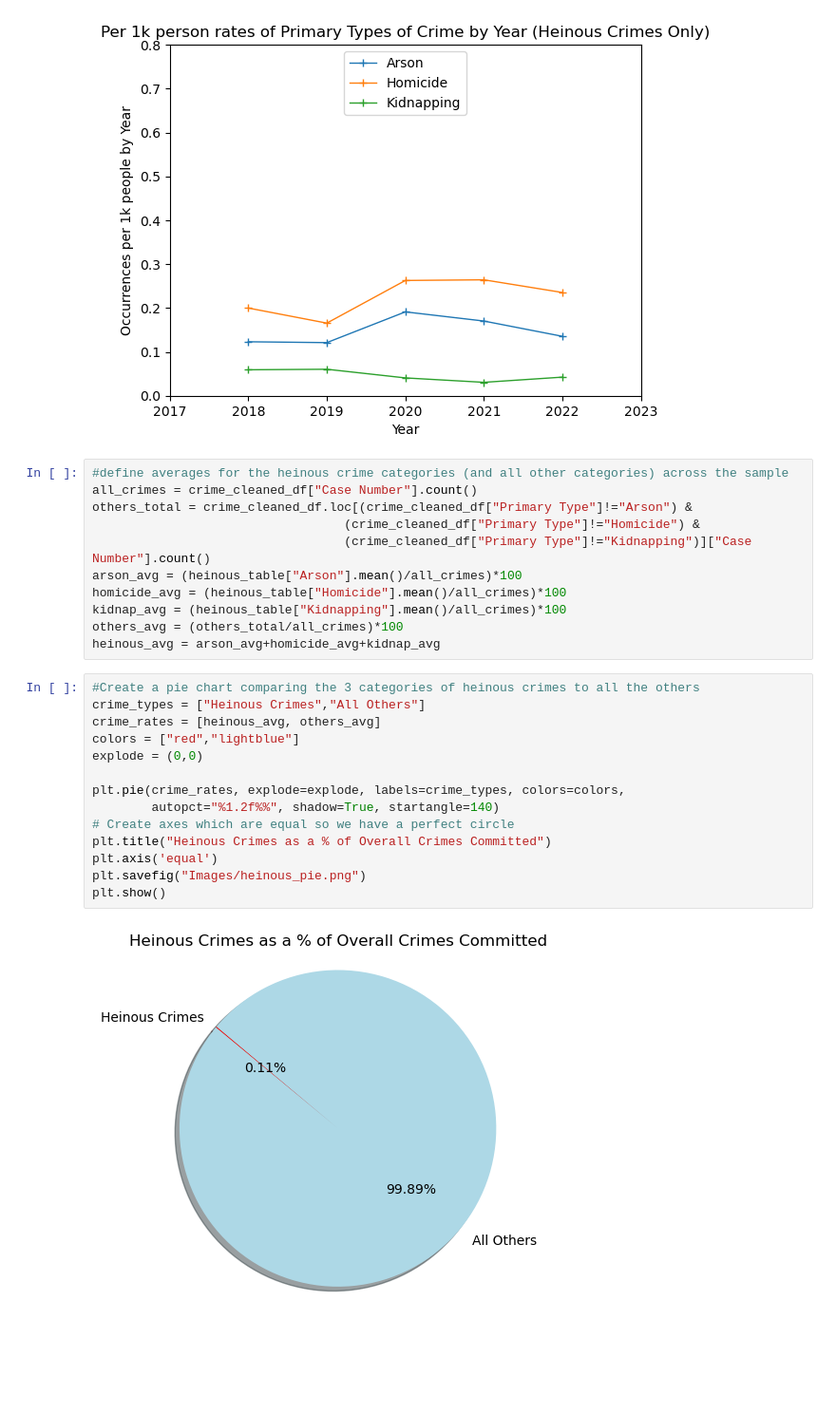
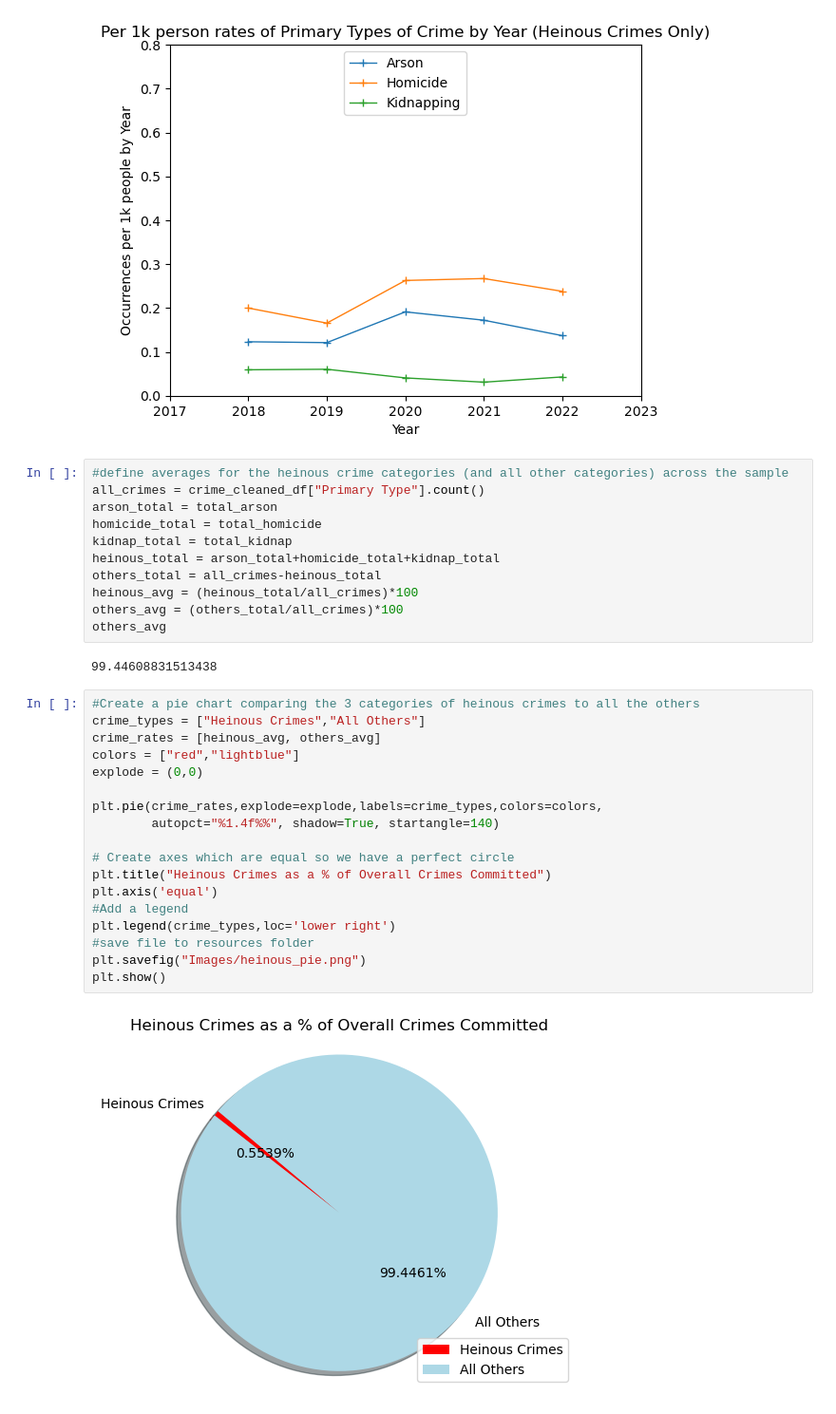
Before and after one commit to jmpealy/project1, a Jupyter notebook: heinous_crimes.ipynb, the cells around one changed output. Shown at 95% size. Saved outputs shown, nothing was run; the diff lists cells and outputs as text; blank space fills up the shorter version.

Commit message:
added pie chart, re-ran code with final csv

```diff
--- a/heinous_crimes.ipynb
+++ b/heinous_crimes.ipynb
@@ -746,28 +746,34 @@ plt.show()
 [figure]
 # %%
 #define averages for the heinous crime categories (and all other categories) across the sample
-all_crimes = crime_cleaned_df["Case Number"].count()
-others_total = crime_cleaned_df.loc[(crime_cleaned_df["Primary Type"]!="Arson") &
-                                  (crime_cleaned_df["Primary Type"]!="Homicide") &
-                                  (crime_cleaned_df["Primary Type"]!="Kidnapping")]["Case Number"].count()
-arson_avg = (heinous_table["Arson"].mean()/all_crimes)*100
-homicide_avg = (heinous_table["Homicide"].mean()/all_crimes)*100
-kidnap_avg = (heinous_table["Kidnapping"].mean()/all_crimes)*100
+all_crimes = crime_cleaned_df["Primary Type"].count()
+arson_total = total_arson
+homicide_total = total_homicide
+kidnap_total = total_kidnap
+heinous_total = arson_total+homicide_total+kidnap_total
+others_total = all_crimes-heinous_total
+heinous_avg = (heinous_total/all_crimes)*100
 others_avg = (others_total/all_crimes)*100
-heinous_avg = arson_avg+homicide_avg+kidnap_avg
+others_avg
+# %% [output]
+99.44608831513438
 # %%
 #Create a pie chart comparing the 3 categories of heinous crimes to all the others
 crime_types = ["Heinous Crimes","All Others"]
 crime_rates = [heinous_avg, others_avg]
 colors = ["red","lightblue"]
 explode = (0,0)
 
-plt.pie(crime_rates, explode=explode, labels=crime_types, colors=colors,
-        autopct="%1.2f%%", shadow=True, startangle=140)
+plt.pie(crime_rates,explode=explode,labels=crime_types,colors=colors,
+        autopct="%1.4f%%", shadow=True, startangle=140)
+
 # Create axes which are equal so we have a perfect circle
 plt.title("Heinous Crimes as a % of Overall Crimes Committed")
 plt.axis('equal')
+#Add a legend
+plt.legend(crime_types,loc='lower right')
+#save file to resources folder
 plt.savefig("Images/heinous_pie.png")
 plt.show()
 # %% [output]
-[figure, old version]
+[figure, new version]
```
Also changed, not shown: parts of 10 cells of this notebook, 19 other files.
